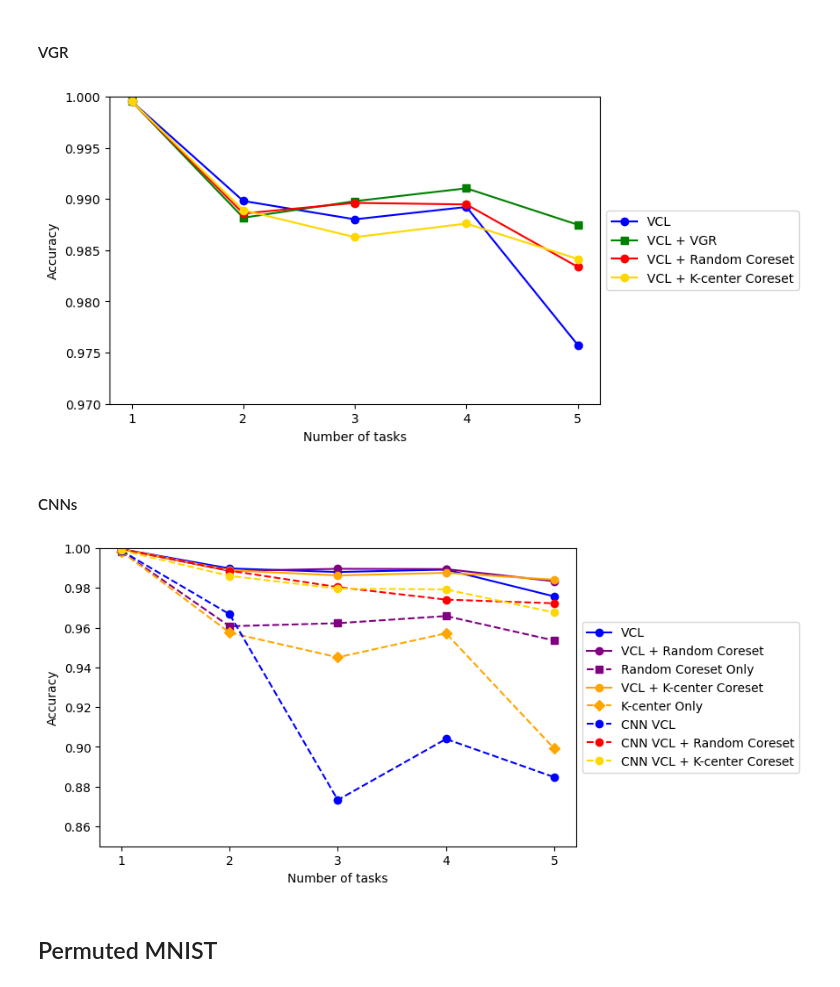
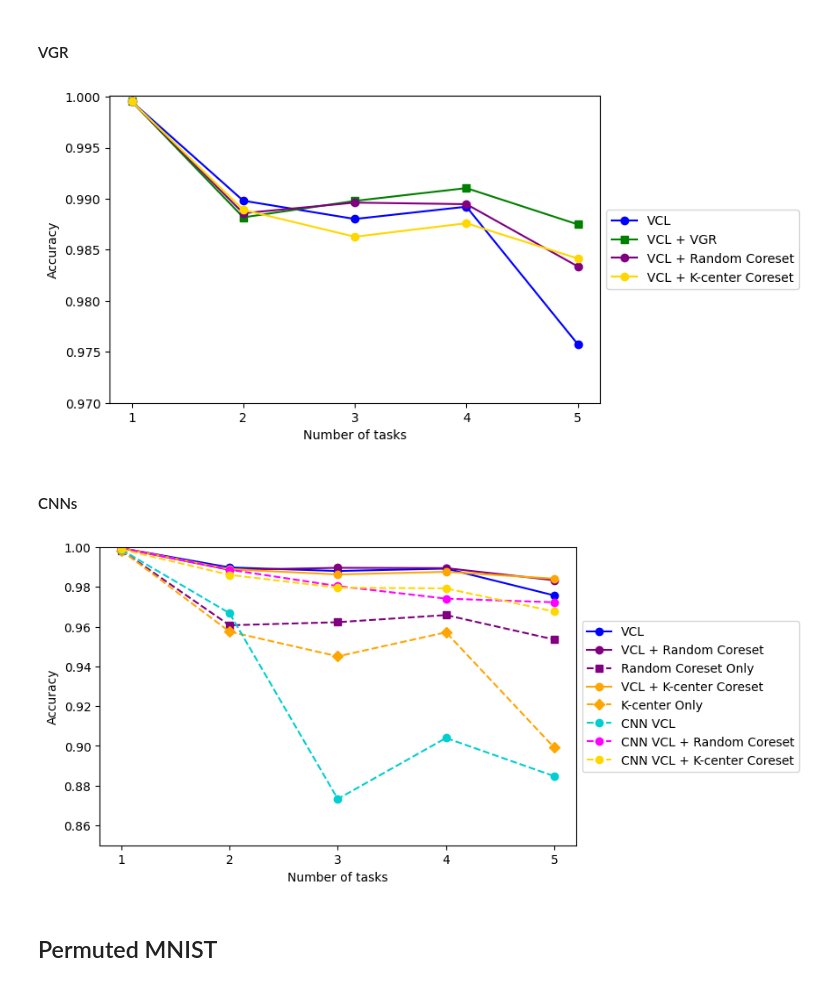
Before and after one commit to goldfarbDave/vcl, a Jupyter notebook: pytorch/plotting.ipynb, the cells around one changed output. Drawn from its saved outputs; the diff is of its cells as text; code cells hidden in the pictures.

Commit message:
Fix report images for VGR + ordered some images

```diff
--- a/pytorch/plotting.ipynb
+++ b/pytorch/plotting.ipynb
@@ -128,12 +128,10 @@ plt.show()
 figure(figsize=(7, 4.5), dpi=100)
 plt.plot(range(1,len(split_vcl_vals)+1), split_vcl_vals, '-o', label='VCL', color='blue')
 plt.plot(range(1,len(split_vcl_vgr_vals)+1), split_vcl_vgr_vals, '-s', label='VCL + VGR', color='green')
-plt.plot(range(1,len(split_vcl_randCore_vals)+1), split_vcl_randCore_vals, '-o', label='VCL + Random Coreset', color='red')
-# plt.plot(range(1,len(split_vcl_randCore_vgr_vals)+1), split_vcl_randCore_vgr_vals, '-s', label='VCL + Random Coreset + VGR', color='black')
+plt.plot(range(1,len(split_vcl_randCore_vals)+1), split_vcl_randCore_vals, '-o', label='VCL + Random Coreset', color='purple')
 plt.plot(range(1,len(split_vcl_kcen_vals)+1), split_vcl_kcen_vals, '-o', label='VCL + K-center Coreset', color='gold')
-# plt.plot(range(1,len(split_vcl_kcen_vgr_vals)+1), split_vcl_kcen_vgr_vals, '-s', label='VCL + K-center Coreset + VGR', color='purple')
 
-plt.ylim(0.97, 1)
+plt.ylim(0.97, 1.0001)
 plt.xticks(np.arange(1, 6, 1.0))
 plt.xlabel("Number of tasks")
 plt.ylabel("Accuracy")
@@ -141,7 +139,7 @@ plt.legend(bbox_to_anchor=(1,0.5), loc="center left")
 plt.savefig(vector_imgs_path+"vgr_SplitMNIST.svg", format = 'svg', dpi=300)
 plt.show()
 # %% [output]
-[figure, old version]
+[figure, new version]
 # %% [markdown]
 #### CNNs
 # %%
@@ -162,24 +160,24 @@ split_vcl_cnn_kcen_vals = np.nanmean(split_vcl_cnn_kcen, axis=1)
 # %%
 figure(figsize=(7, 4.5), dpi=100)
 
 plt.plot(range(1,len(split_vcl_vals)+1), split_vcl_vals, '-o', label='VCL', color='blue')
 plt.plot(range(1,len(split_vcl_randCore_vals)+1), split_vcl_randCore_vals, '-o', label='VCL + Random Coreset', color='purple')
 plt.plot(range(1,len(split_only_rand_core_vals)+1), split_only_rand_core_vals, '--s', label='Random Coreset Only', color='purple')
 plt.plot(range(1,len(split_vcl_kcen_vals)+1), split_vcl_kcen_vals, '-o', label='VCL + K-center Coreset', color='orange')
 plt.plot(range(1,len(split_only_kcen_core_vals)+1), split_only_kcen_core_vals, '--D', label='K-center Only', color='orange')
-plt.plot(range(1,len(split_vcl_cnn_vals)+1), split_vcl_cnn_vals, '--o', label='CNN VCL', color='blue')
-plt.plot(range(1,len(split_vcl_cnn_randCore_vals)+1), split_vcl_cnn_randCore_vals, '--o', label='CNN VCL + Random Coreset', color='red')
+plt.plot(range(1,len(split_vcl_cnn_vals)+1), split_vcl_cnn_vals, '--o', label='CNN VCL', color='darkturquoise')
+plt.plot(range(1,len(split_vcl_cnn_randCore_vals)+1), split_vcl_cnn_randCore_vals, '--o', label='CNN VCL + Random Coreset', color='magenta')
 plt.plot(range(1,len(split_vcl_cnn_kcen_vals)+1), split_vcl_cnn_kcen_vals, '--o', label='CNN VCL + K-center Coreset', color='gold')
 
 plt.ylim(0.85, 1)
 plt.xticks(np.arange(1, 6, 1.0))
 plt.xlabel("Number of tasks")
 plt.ylabel("Accuracy")
 plt.legend(bbox_to_anchor=(1,0.5), loc="center left")
 plt.savefig(vector_imgs_path+"average_SplitMNIST.svg", format = 'svg', dpi=300)
 plt.show()
 # %% [output]
-[figure, old version]
+[figure, new version]
 # %% [markdown]
 ## Permuted MNIST
 # %% [markdown]
```
Also changed, not shown: parts of 2 cells of this notebook, 13 other files.
